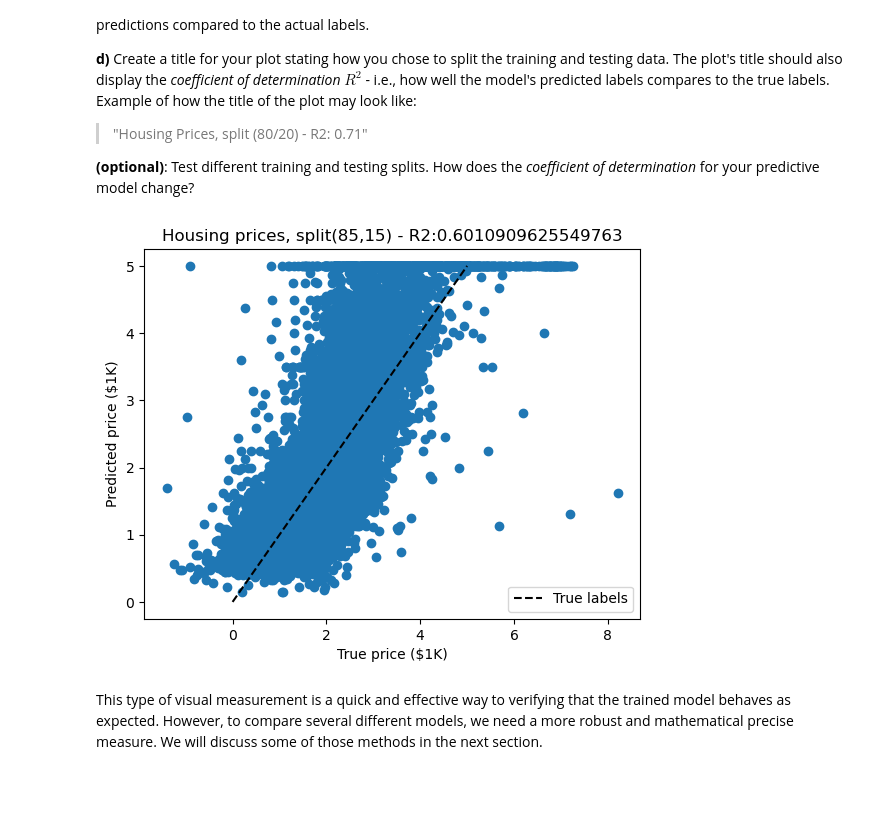
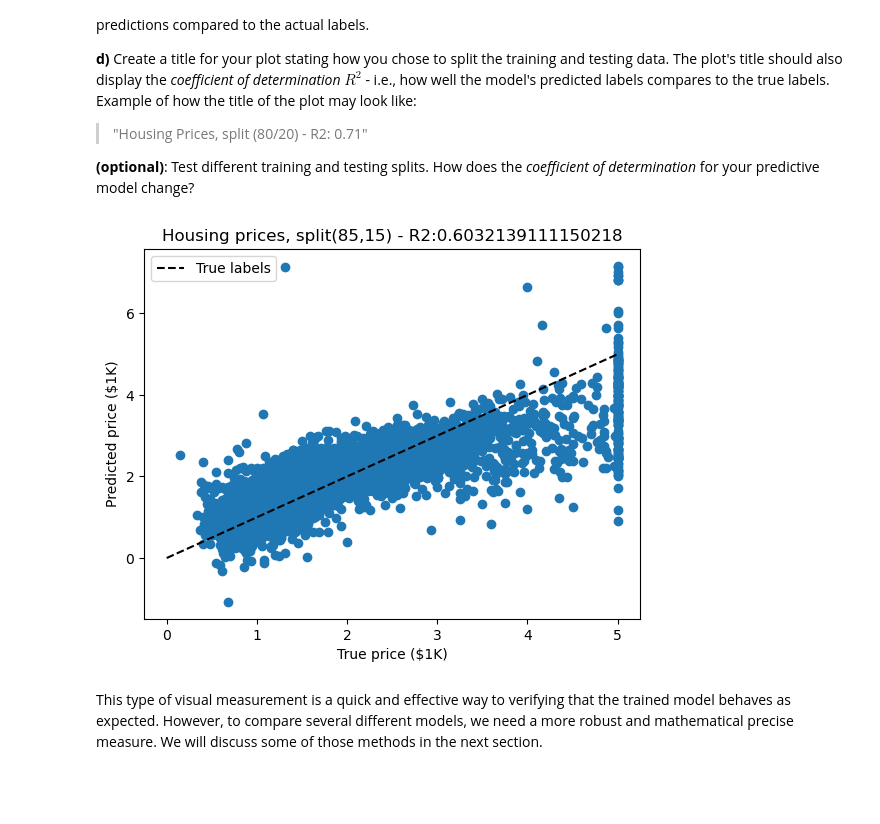
Before and after one commit to Tjasomfan/ml-1dl034-public-assignments, a Jupyter notebook: Assignments/Practical/PracticalNotebook3.ipynb, the cells around one changed output. Cells and saved outputs as stored; diff of their text form; code cells hidden in the pictures.

```diff
--- a/Assignments/Practical/PracticalNotebook3.ipynb
+++ b/Assignments/Practical/PracticalNotebook3.ipynb
@@ -185,36 +185,36 @@ Example of how the title of the plot may look like:
 import matplotlib.pyplot as plt
 from sklearn import datasets
 from sklearn.datasets  import fetch_california_housing
 california = fetch_california_housing()
 
 # YOUR CODE HERE
 #
 #
 from sklearn.model_selection import train_test_split
 data = california.data
 target = california.target
-x_train, x_test, y_train, y_test = train_test_split(data, target, test_size=0.85)
+x_train, x_test, y_train, y_test = train_test_split(data, target, test_size=0.15)
 
 from sklearn.linear_model import LinearRegression
 reg = LinearRegression().fit(x_train, y_train)
 
 
 prediction = reg.predict(x_test)
 
 acc = reg.score(x_test, y_test)
 
 # CODE PROVIDED TO COMPARE YOUR RESULTS AGAINST THE ACTUAL LABELS
 xlim = [0, 5]
 ylim = [0, 5]
 plt.plot(xlim, ylim, '--k', label=f"True labels")
-plt.scatter(prediction, y_test)
+plt.scatter(y_test, prediction)
 plt.title("Housing prices, split(85,15) - R2:" + str(acc))
 plt.xlabel("True price ($1K)")
 plt.ylabel("Predicted price ($1K)")
 plt.legend()
 plt.show()
 # %% [output]
-[figure, old version]
+[figure, new version]
 # %% [markdown]
 This type of visual measurement is a quick and effective way to verifying that the trained model behaves as expected. However, to compare several different models, we need a more robust and mathematical precise measure. We will discuss some of those methods in the next section.
 
```
Also changed, not shown: parts of 8 cells of this notebook, 1 other file.
